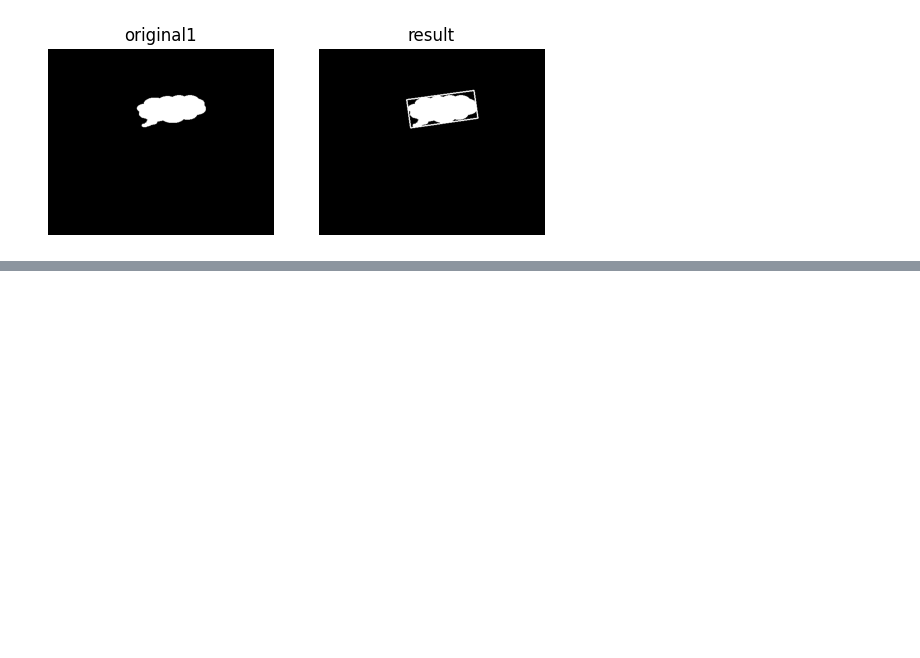
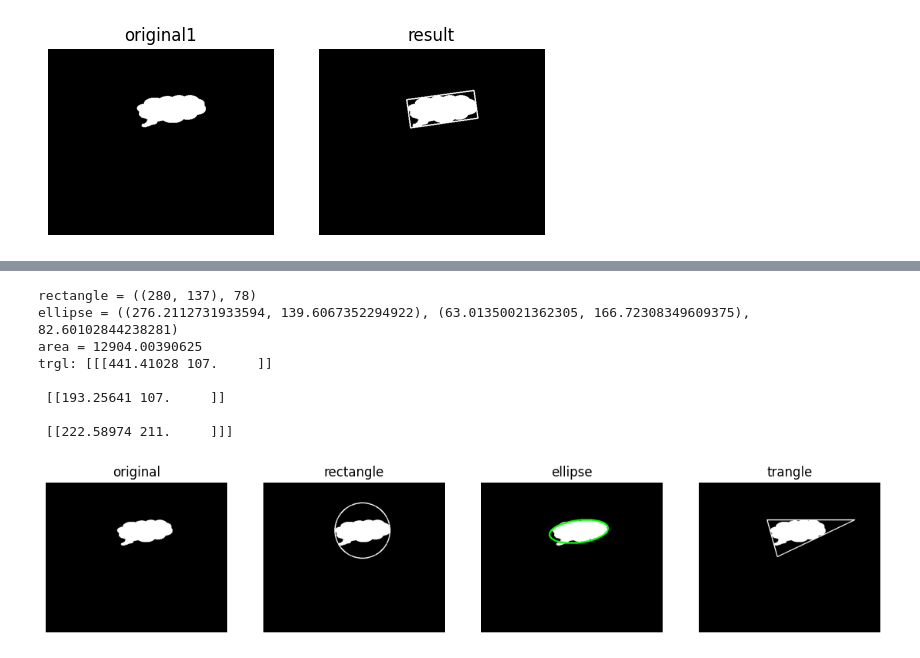
Before and after one commit to MercuryHaipeng/Getting-Started-with-OpenCV-Python-Edition-2nd-Edition-, a Jupyter notebook: Chapter 12/12-1.ipynb, the cells around one changed output, grey strips where cells are left out. Drawn from its saved outputs; the diff is of its cells as text; code cells hidden in the pictures; blank space fills up the shorter version.

```diff
--- a/Chapter 12/12-1.ipynb
+++ b/Chapter 12/12-1.ipynb
@@ -357,0 +368,62 @@ plt.show()
+# %%
+import matplotlib.pyplot as plt
+import cv2
+o1 = cv2.imread('cc.bmp')
+plt.figure(figsize=(14, 4))
+plt.subplot(141)
+plt.imshow(o1)
+plt.title("original")
+plt.axis("off")
+
+gray = cv2.cvtColor(o1, cv2.COLOR_BGR2GRAY)
+ret, binary = cv2.threshold(gray, 127, 255, cv2.THRESH_BINARY)
+contours, hierarchy = cv2.findContours(binary, cv2.RETR_LIST, cv2.CHAIN_APPROX_SIMPLE)
+(x,y), radius = cv2.minEnclosingCircle(contours[0])
+center = (int(x), int(y))
+radius = int(radius)
+print("rectangle =", (center, radius))
+cv2.circle(o1, center, radius, (255,255,255), 2)
+plt.subplot(142)
+plt.imshow(o1)
+plt.title("rectangle")
+plt.axis("off")
+
+o2 = cv2.imread('cc.bmp')
+gray = cv2.cvtColor(o2, cv2.COLOR_BGR2GRAY)
+ret, binary = cv2.threshold(gray, 127, 255, cv2.THRESH_BINARY)
+contours, hierarchy = cv2.findContours(binary, cv2.RETR_LIST, cv2.CHAIN_APPROX_SIMPLE)
+# cv2.imshow("original",o)
+ellipse = cv2.fitEllipse(contours[0])
+print("ellipse =", ellipse)
+cv2.ellipse(o2, ellipse, (0,255,0), 3)
+plt.subplot(143)
+plt.imshow(o2)
+plt.title("ellipse")
+plt.axis("off")
+
+o3 = cv2.imread('cc.bmp')
+gray = cv2.cvtColor(o3,cv2.COLOR_BGR2GRAY)
+ret, binary = cv2.threshold(gray, 127, 255, cv2.THRESH_BINARY)
+contours, hierarchy = cv2.findContours(binary, cv2.RETR_LIST, cv2.CHAIN_APPROX_SIMPLE)
+area, trgl = cv2.minEnclosingTriangle(contours[0])
+print("area =", area)
+print("trgl:", trgl)
+for i in range(0, 3):
+    pt1 = (int(trgl[i][0][0]), int(trgl[i][0][1]))
+    pt2 = (int(trgl[(i + 1) % 3][0][0]), int(trgl[(i + 1) % 3][0][1]))
+    cv2.line(o3, pt1, pt2, (255,255,255), 2)
+plt.subplot(144)
+plt.imshow(o3)
+plt.title("trangle")
+plt.axis("off")
+plt.show()
+# %% [output]
+rectangle = ((280, 137), 78)
+ellipse = ((276.2112731933594, 139.6067352294922), (63.01350021362305, 166.72308349609375), 82.60102844238281)
+area = 12904.00390625
+trgl: [[[441.41028 107.     ]]
+
+ [[193.25641 107.     ]]
+
+ [[222.58974 211.     ]]]
+[figure, added]
```
Also changed, not shown: parts of 3 cells of this notebook, 2 other files.
